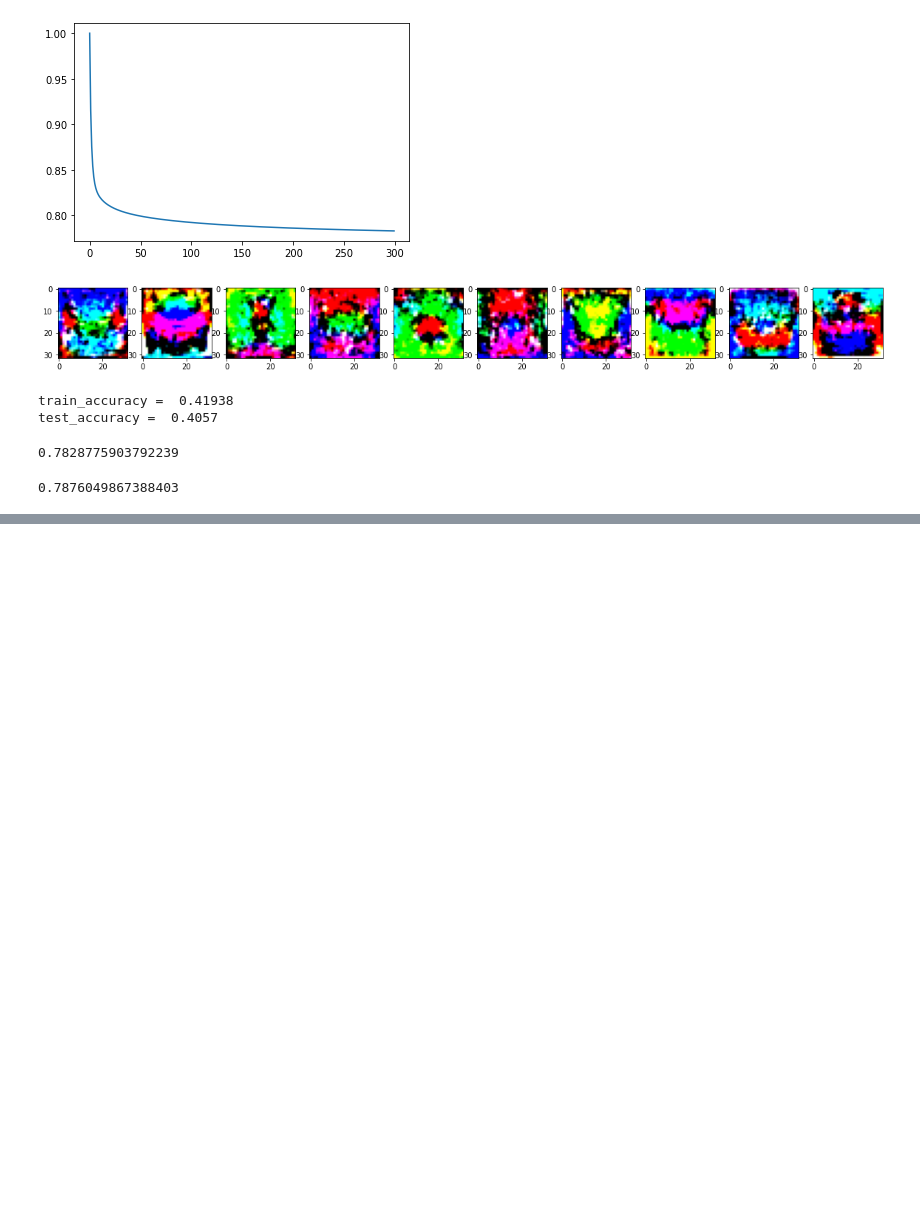
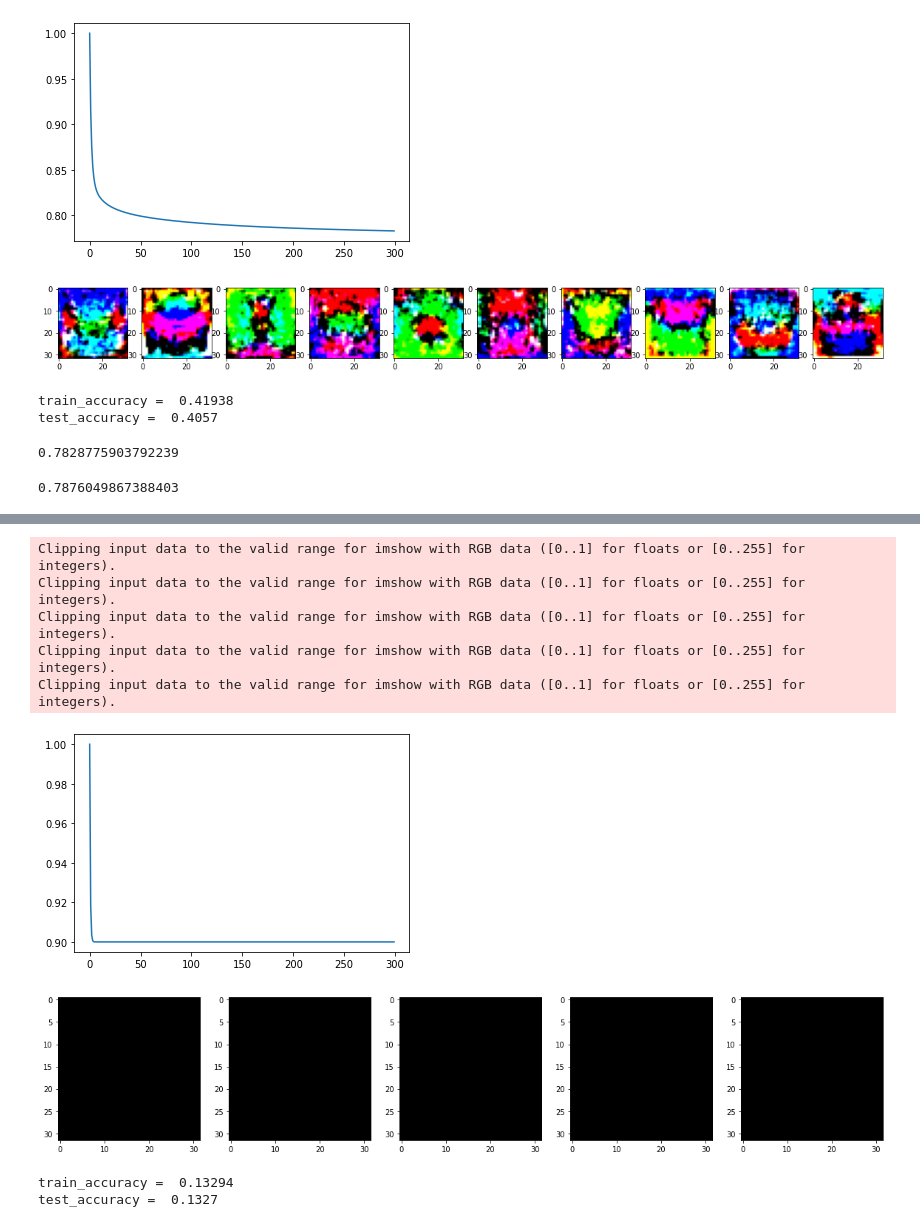
Before and after one commit to Mugunthan98/Assignment, a Jupyter notebook: Assignment4.ipynb, the cells around one changed output, grey strips where cells are left out. Cells and saved outputs as stored; diff of their text form; code cells hidden in the pictures; blank space fills up the shorter version.

```diff
--- a/Assignment4.ipynb
+++ b/Assignment4.ipynb
@@ -33,10 +33,10 @@ x_train = x_train.astype('float32')
 x_test = x_test.astype('float32')
 
 std=1e-5
-w1 = std*np.random.randn(Din, K)
-b1 = np.zeros(K)
-print("w1:", w1.shape)
-print("b1:", b1.shape)
+w = std*np.random.randn(Din, K)
+b = np.zeros(K)
+print("w:", w.shape)
+print("b:", b.shape)
 batch_size = Ntr
 
 
@@ -56,8 +56,8 @@ for t in range(iterations):
   y=y_train[indices]
 
   # Forward pass
-  y_pred=x.dot(w1)+b1
-  loss=1/batch_size*np.square(y_pred-y).sum()+reg*np.sum(w1*w1)
+  y_pred=x.dot(w)+b
+  loss=1/batch_size*np.square(y_pred-y).sum()+reg*np.sum(w*w)
   loss_history.append(loss)
   acc=(Ntr-np.count_nonzero(np.abs(np.argmax(y,axis=1)-np.argmax(y_pred,axis=1))))/Ntr
   train_acc_history.append(acc)
@@ -70,10 +70,10 @@ for t in range(iterations):
 
   # Backward pass
   dy_pred=1./batch_size*2.0*(y_pred-y)
-  db1=dy_pred.sum()
-  dw1=x.T.dot(dy_pred)+reg*w1
-  w1-=lr*dw1
-  b1-=lr*db1
+  db=dy_pred.sum()
+  dw=x.T.dot(dy_pred)+reg*w
+  w-=lr*dw
+  b-=lr*db
   lr*=lr_decay
 # %% [output]
 x_train:  (50000, 32, 32, 3)
@@ -194,0 +230,31 @@ for t in range(iterations):
+# %%
+# Printing accuracies and displaying w as images
+plt.plot(loss_history)
+fig,ax=plt.subplots(1,5)
+fig.set_size_inches(20,10)
+
+for i in range(5):
+  img=w1[:,i].reshape(32,32,3)
+  ax[i].imshow(img*1000)
+plt.show()
+
+h1=1.0/(1.0+np.exp(-(x_train.dot(w1)+b1))) #sigmoid
+y_pred1=h1.dot(w2)+b2
+train_acc=(Ntr-np.count_nonzero(np.abs(np.argmax(y_train,axis=1)-np.argmax(y_pred1,axis=1))))/Ntr
+print('train_accuracy = ',train_acc)
+
+
+h2=1.0/(1.0+np.exp(-(x_test.dot(w1)+b1))) #sigmoid
+y_pred2=h2.dot(w2)+b2
+test_acc=(Nte-np.count_nonzero(np.abs(np.argmax(y_test,axis=1)-np.argmax(y_pred2,axis=1))))/Nte
+print('test_accuracy = ',test_acc)
+# %% [output]
+Clipping input data to the valid range for imshow with RGB data ([0..1] for floats or [0..255] for integers).
+Clipping input data to the valid range for imshow with RGB data ([0..1] for floats or [0..255] for integers).
+Clipping input data to the valid range for imshow with RGB data ([0..1] for floats or [0..255] for integers).
+Clipping input data to the valid range for imshow with RGB data ([0..1] for floats or [0..255] for integers).
+Clipping input data to the valid range for imshow with RGB data ([0..1] for floats or [0..255] for integers).
+[figure, added]
+[figure, added]
+train_accuracy =  0.13294
+test_accuracy =  0.1327
```
Also changed, not shown: parts of 2 cells of this notebook.
